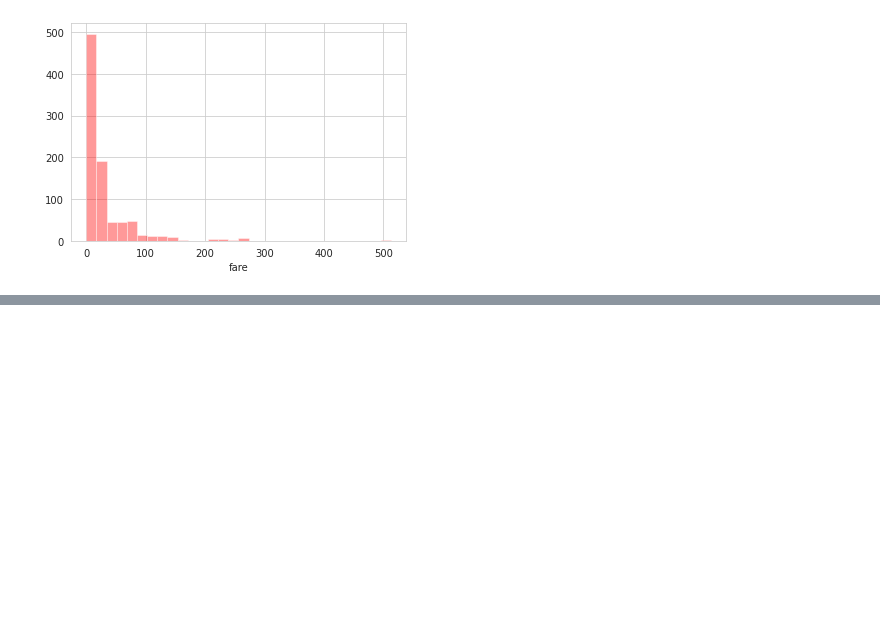
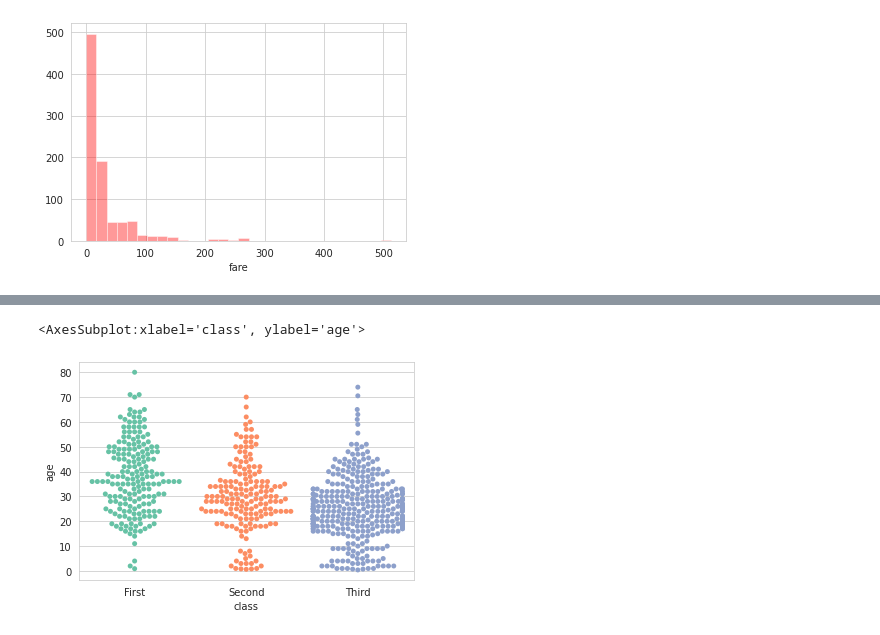
Before and after one commit to ritesh-chafer/python-for-data-science-and-machine-learning-bootcamp, a Jupyter notebook: Python for Data Visualization/Seaborn/Seaborn Exercises .ipynb, the cells around one changed output, grey strips where cells are left out. Cells and saved outputs as stored; diff of their text form; code cells hidden in the pictures; blank space fills up the shorter version.

```diff
--- a/Python for Data Visualization/Seaborn/Seaborn Exercises .ipynb
+++ b/Python for Data Visualization/Seaborn/Seaborn Exercises .ipynb
@@ -63,0 +49,5 @@ sns.distplot(titanic['fare'],bins=30,kde=False,color='red')
+# %%
+sns.swarmplot(x='class',y='age',data=titanic,palette='Set2')
+# %% [output]
+<AxesSubplot:xlabel='class', ylabel='age'>
+[figure, added]
```
Also changed, not shown: parts of 9 cells of this notebook.
